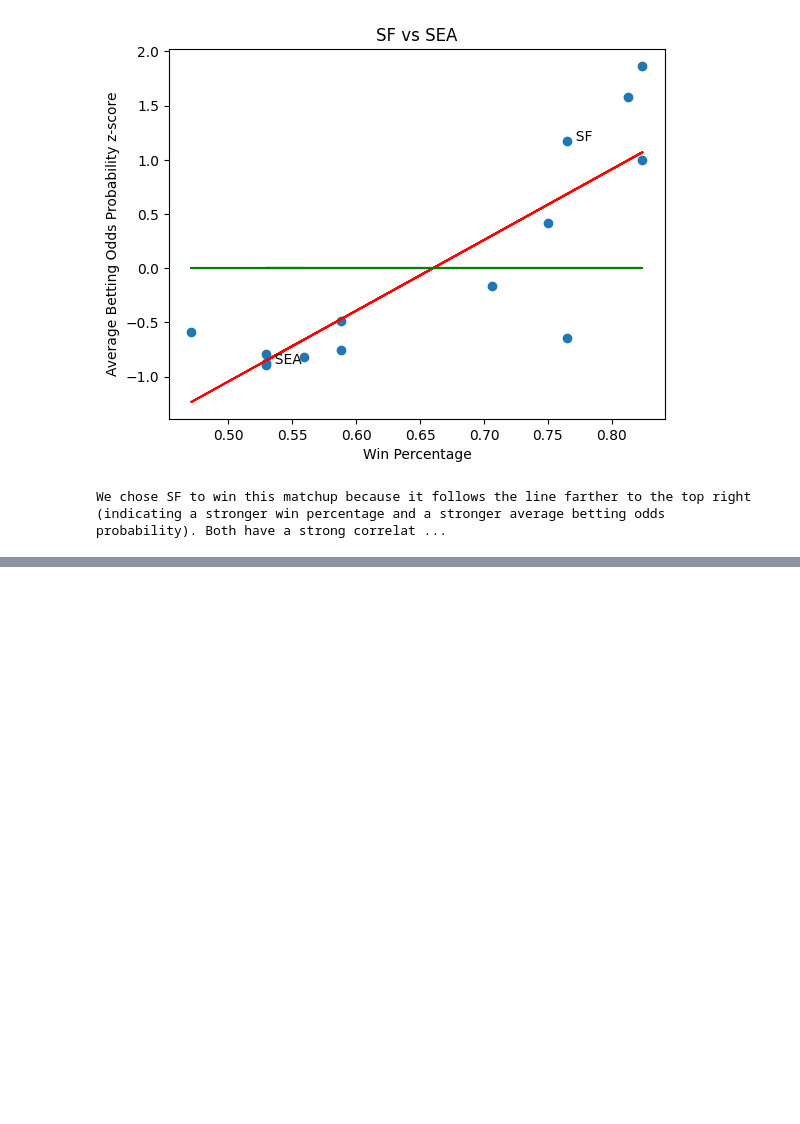
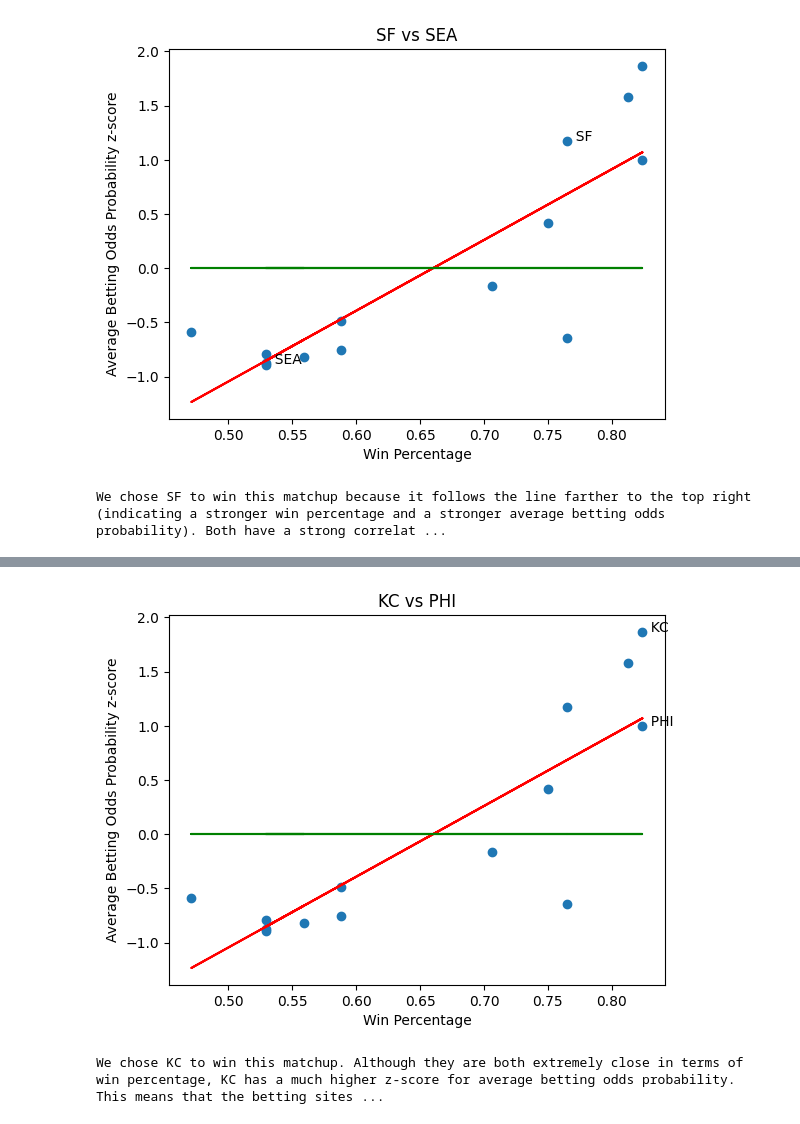
Before and after one commit to pevans927/superbowl, a Jupyter notebook: predictions.ipynb, the cells around one changed output, grey strips where cells are left out. Drawn from its saved outputs; the diff is of its cells as text; code cells hidden in the pictures; blank space fills up the shorter version.

```diff
--- a/predictions.ipynb
+++ b/predictions.ipynb
@@ -182,0 +278,38 @@ We chose SF to win this matchup because it follows the line farther to the top r
+# %%
+# generating visual data for the super bowl
+
+super_bowl_matchups = [
+    ['KC', 'PHI'],
+]
+
+super_bowl_matchups_descriptions = {
+    'KC PHI' : 'We chose KC to win this matchup. Although they are both extremely close in terms of win percentage, KC has a much higher z-score for average betting odds probability. This means that the betting sites have considered factors that make KC an extremely likley winner, and that the win percentage does not reflect this. Considering this, we suggest that KC is more likely to win this matchup and that they will win the super bowl.'
+}
+
+for matchup in super_bowl_matchups:
+
+    plt.plot(df['Win Percentage'], df['Average Betting Odds Probability z-score'], 'o')
+
+    # plot only the teams in the matchup
+    for ind in df.index:
+        if df.at[ind, 'Team'] in matchup:
+            plt.text(df.at[ind, 'Win Percentage'], df.at[ind, 'Average Betting Odds Probability z-score'], "  \n  " + str(df.at[ind, 'Team']))
+    plt.title(matchup[0] + ' vs ' + matchup[1])
+    plt.xlabel('Win Percentage')
+    plt.ylabel('Average Betting Odds Probability z-score')
+
+    # line of best fit
+    a, b = np.polyfit(df['Win Percentage'], df['Average Betting Odds Probability z-score'], 1)
+    plt.plot(df['Win Percentage'], a*df['Win Percentage'] + b, 'r')
+
+    # y = 0 line (the z-score of 0 = mean)
+    plt.plot(df['Win Percentage'], [0]*len(df['Win Percentage']), 'g')
+
+    # show the graph
+    plt.show()
+
+    # print the description of why we chose the winner of each matchup
+    print(super_bowl_matchups_descriptions[matchup[0] + ' ' + matchup[1]])
+# %% [output]
+[figure, added]
+We chose KC to win this matchup. Although they are both extremely close in terms of win percentage, KC has a much higher z-score for average betting odds probability. This means that the betting sites ...
```
Also changed, not shown: parts of 3 cells of this notebook.
